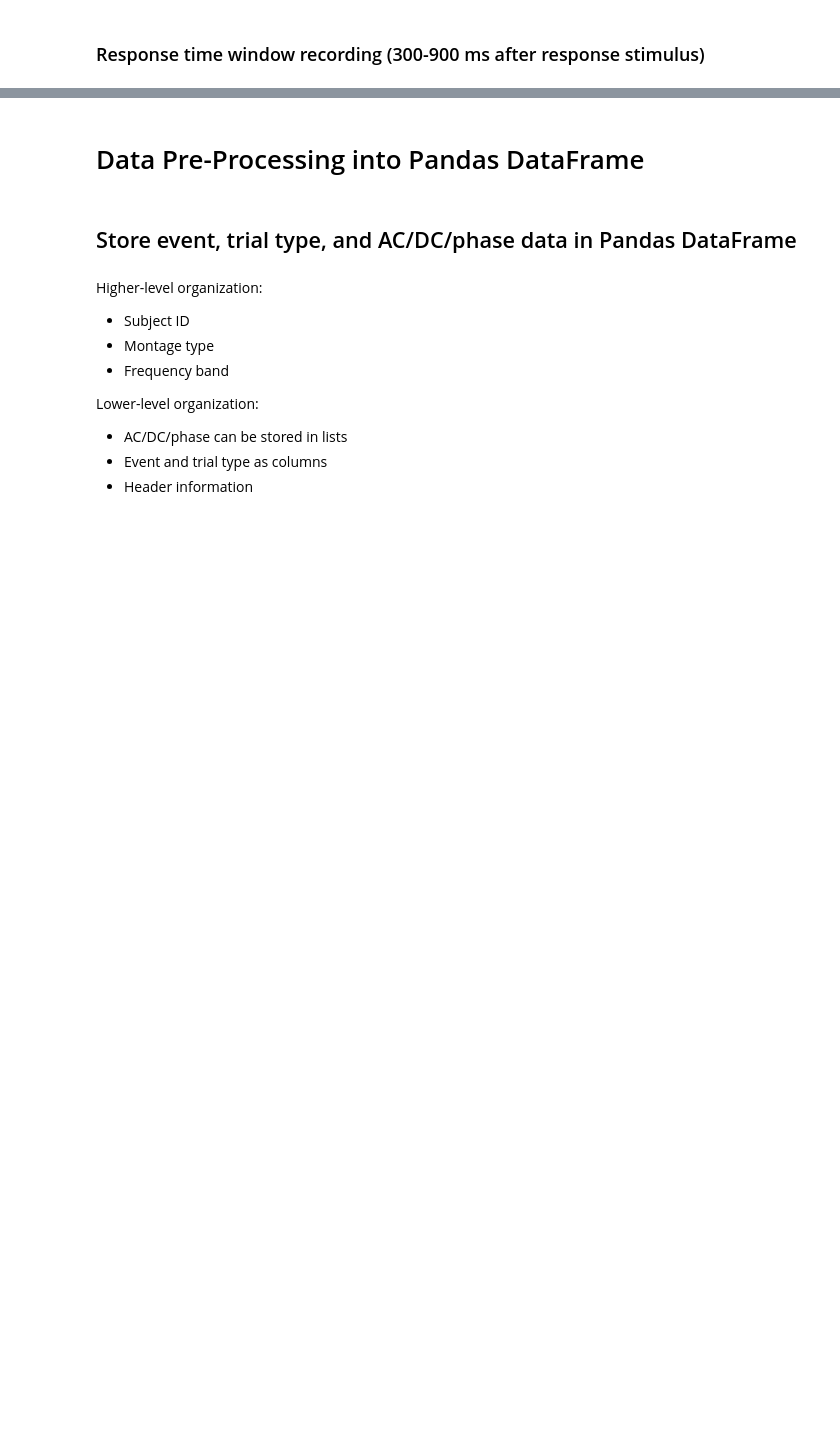
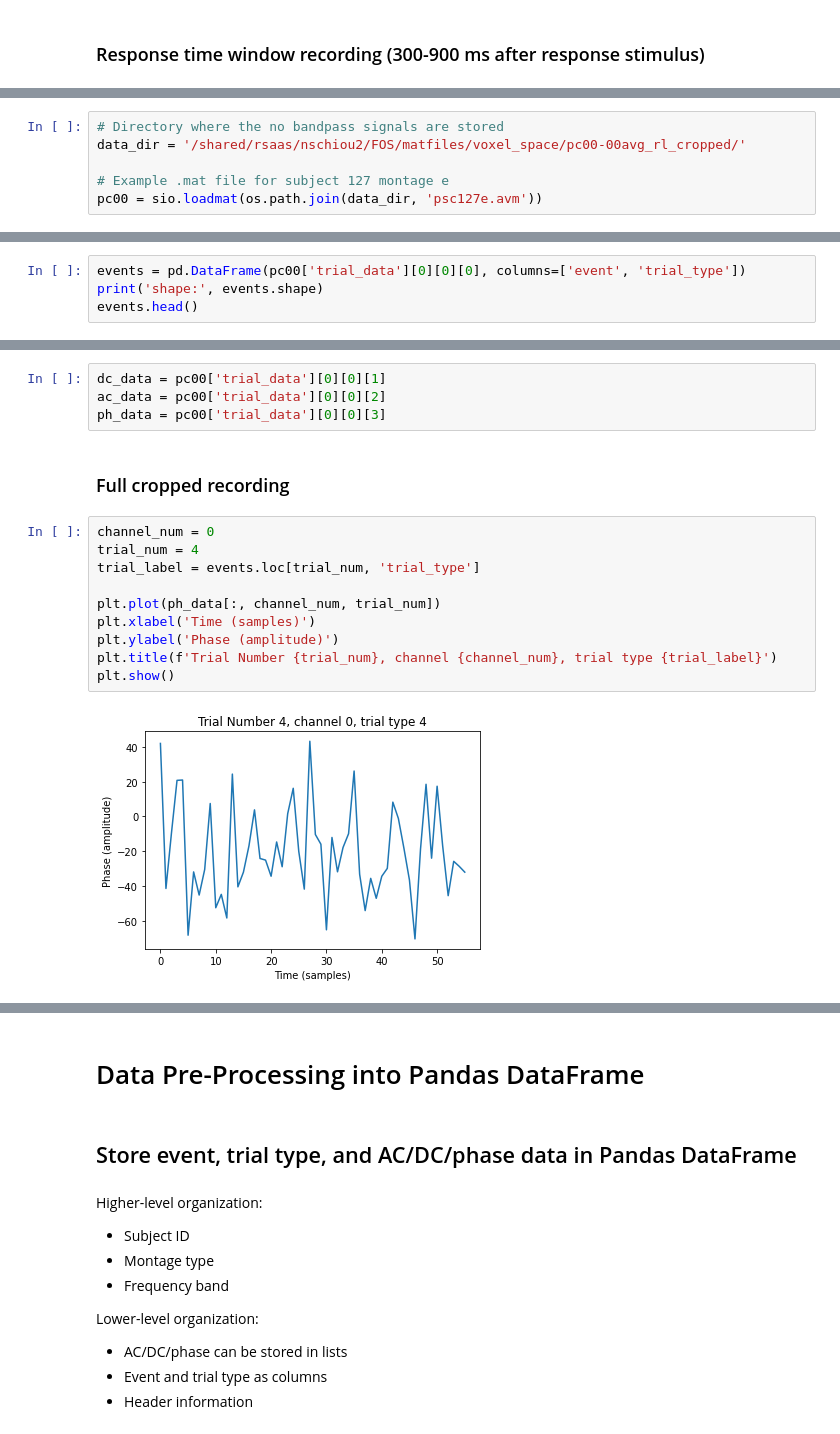
Before and after one commit to nicchiou/mindportal, a Jupyter notebook: preprocessing/data_visualization.ipynb, the cells around one changed output, grey strips where cells are left out. Drawn from its saved outputs; the diff is of its cells as text; blank space fills up the shorter version.

```diff
--- a/preprocessing/data_visualization.ipynb
+++ b/preprocessing/data_visualization.ipynb
@@ -111,0 +114,6 @@ plt.show()
+# %%
+# Directory where the no bandpass signals are stored
+data_dir = '/shared/rsaas/nschiou2/FOS/matfiles/voxel_space/pc00-00avg_rl_cropped/'
+
+# Example .mat file for subject 127 montage e
+pc00 = sio.loadmat(os.path.join(data_dir, 'psc127e.avm'))
@@ -111,0 +167,4 @@ plt.show()
+# %%
+events = pd.DataFrame(pc00['trial_data'][0][0][0], columns=['event', 'trial_type'])
+print('shape:', events.shape)
+events.head()
@@ -111,0 +185,18 @@ plt.show()
+# %%
+dc_data = pc00['trial_data'][0][0][1]
+ac_data = pc00['trial_data'][0][0][2]
+ph_data = pc00['trial_data'][0][0][3]
+# %% [markdown]
+### Full cropped recording
+# %%
+channel_num = 0
+trial_num = 4
+trial_label = events.loc[trial_num, 'trial_type']
+
+plt.plot(ph_data[:, channel_num, trial_num])
+plt.xlabel('Time (samples)')
+plt.ylabel('Phase (amplitude)')
+plt.title(f'Trial Number {trial_num}, channel {channel_num}, trial type {trial_label}')
+plt.show()
+# %% [output]
+[figure, added]
```
Also changed, not shown: parts of 40 cells of this notebook, 1 other file.
